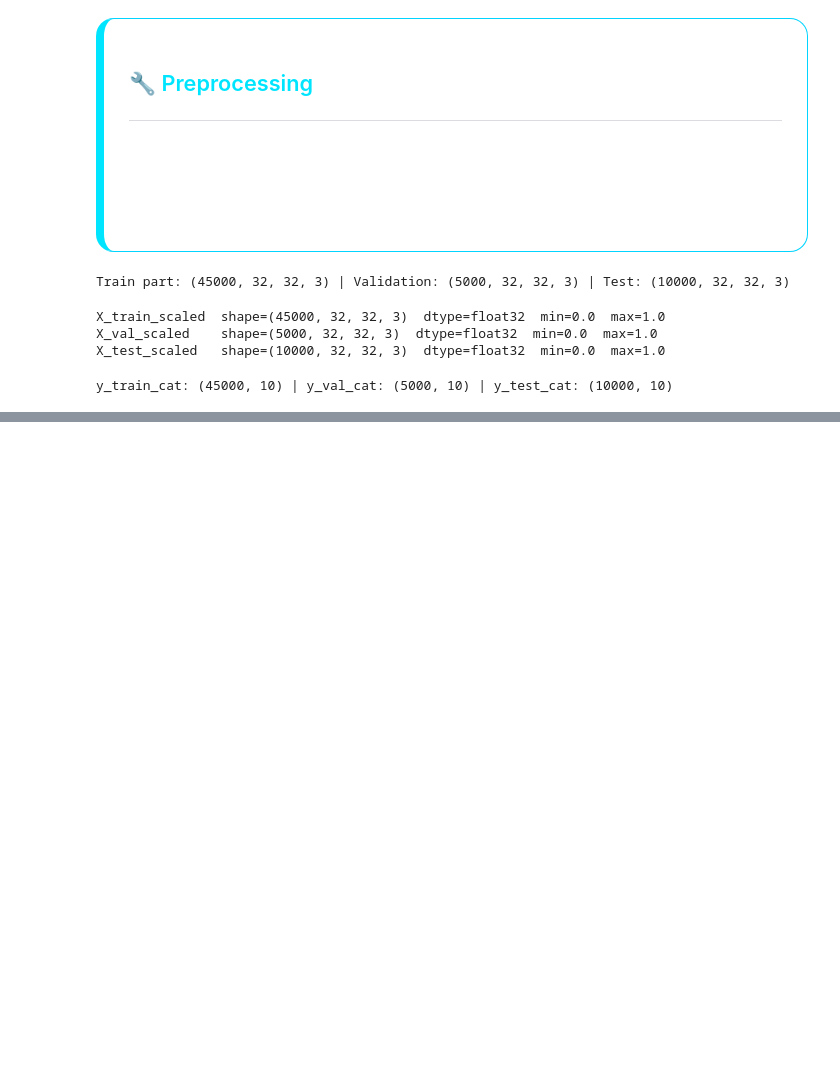
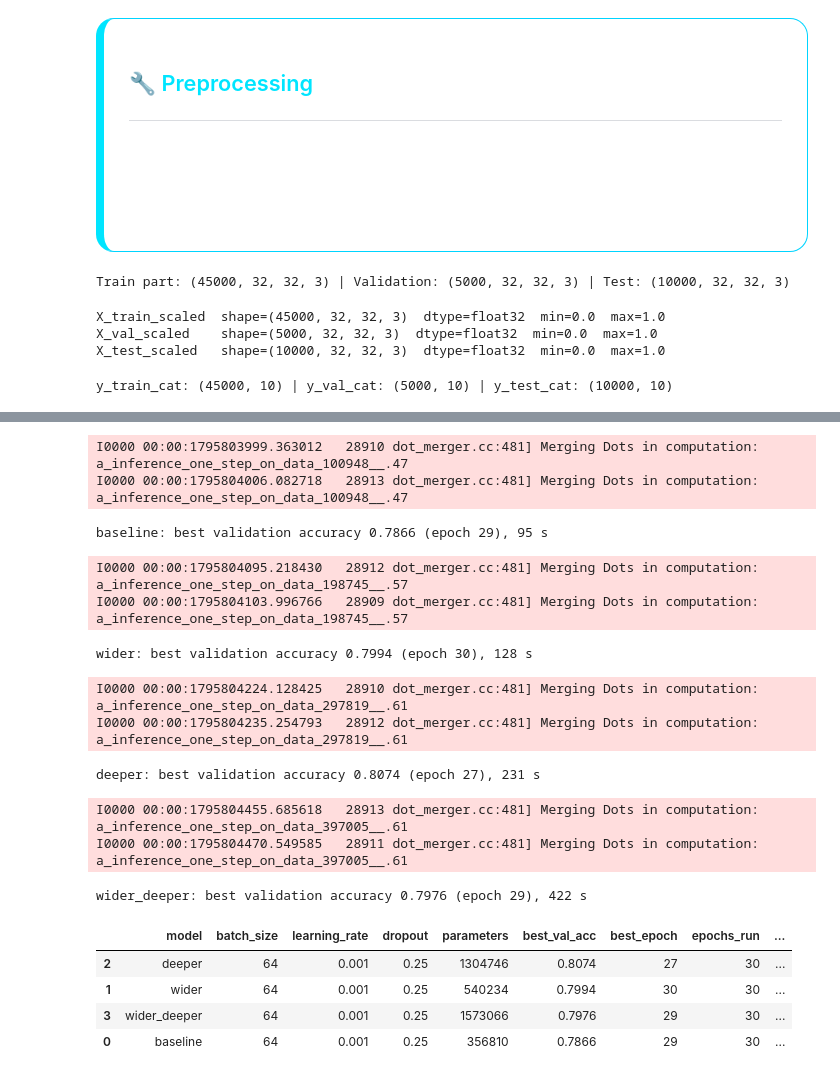
Before and after one commit to isapour0/CIFAR10-mlp-cnn, a Jupyter notebook: notebooks/CIFAR10-cnn.ipynb, the cells around one changed output, grey strips where cells are left out. Saved outputs shown, nothing was run; the diff lists cells and outputs as text; code cells hidden in the pictures; blank space fills up the shorter version.

Commit message:
feat: add hyperparameters tuning

```diff
--- a/notebooks/CIFAR10-cnn.ipynb
+++ b/notebooks/CIFAR10-cnn.ipynb
@@ -375,0 +421,26 @@ print (f'test accuracy: {test_accuracy:.4f}')
+# %%
+def build_cnn(filters, convs_per_block, dropout, learning_rate, dense_units=(128,)):
+    """Builds a CNN. dropout=0.0 means no Dropout layers at all."""
+    model = Sequential()
+    model.add(tf.keras.Input(shape=(32, 32, 3)))
+
+    for number_of_filters in filters:
+        for _ in range(convs_per_block):
+            model.add(Conv2D(number_of_filters, (3, 3), padding="same", activation="relu"))
+        model.add(MaxPooling2D((2, 2)))
+        if dropout > 0:
+            model.add(Dropout(dropout))
+
+    model.add(Flatten())
+    for units in dense_units:                       # one Dense layer for each number in the list
+        model.add(Dense(units, activation="relu"))
+        if dropout > 0:
+            model.add(Dropout(dropout))
+    model.add(Dense(10, activation="softmax"))
+
+    model.compile(
+        optimizer=Adam(learning_rate=learning_rate),
+        loss="categorical_crossentropy",
+        metrics=["accuracy"],
+    )
+    return model
@@ -375,0 +502,36 @@ print (f'test accuracy: {test_accuracy:.4f}')
+# %%
+architectures = [
+    # name,          filters,          convs per block
+
+    ('baseline',     [32, 64, 128],        1),
+    ("wider",        [64, 64, 128, 256],   1),
+    ("deeper",       [32, 64, 128, 256],   2),
+    ("wider_deeper", [64, 128, 128, 256],  2),
+]
+
+results = []
+for name, filters, convs in architectures:
+    row = train_and_score(name, filters, convs, 0.25, 0.001, 64)   # dropout: 0.25, lr: 0.001, batch: 64
+    results.append(row)
+
+results_df = pd.DataFrame(results).sort_values("best_val_acc", ascending=False)
+results_df.to_csv("../reports/tuning_1_architecture.csv", index=False)
+results_df
+# %% [output]
+I0000 00:00:1795803999.363012   28910 dot_merger.cc:481] Merging Dots in computation: a_inference_one_step_on_data_100948__.47
+I0000 00:00:1795804006.082718   28913 dot_merger.cc:481] Merging Dots in computation: a_inference_one_step_on_data_100948__.47
+baseline: best validation accuracy 0.7866 (epoch 29), 95 s
+I0000 00:00:1795804095.218430   28912 dot_merger.cc:481] Merging Dots in computation: a_inference_one_step_on_data_198745__.57
+I0000 00:00:1795804103.996766   28909 dot_merger.cc:481] Merging Dots in computation: a_inference_one_step_on_data_198745__.57
+wider: best validation accuracy 0.7994 (epoch 30), 128 s
+I0000 00:00:1795804224.128425   28910 dot_merger.cc:481] Merging Dots in computation: a_inference_one_step_on_data_297819__.61
+I0000 00:00:1795804235.254793   28912 dot_merger.cc:481] Merging Dots in computation: a_inference_one_step_on_data_297819__.61
+deeper: best validation accuracy 0.8074 (epoch 27), 231 s
+I0000 00:00:1795804455.685618   28913 dot_merger.cc:481] Merging Dots in computation: a_inference_one_step_on_data_397005__.61
+I0000 00:00:1795804470.549585   28911 dot_merger.cc:481] Merging Dots in computation: a_inference_one_step_on_data_397005__.61
+wider_deeper: best validation accuracy 0.7976 (epoch 29), 422 s
+|  | model | batch_size | learning_rate | dropout | parameters | best_val_acc | best_epoch | epochs_run | ... |
+| 2 | deeper | 64 | 0.001 | 0.25 | 1304746 | 0.8074 | 27 | 30 | ... |
+| 1 | wider | 64 | 0.001 | 0.25 | 540234 | 0.7994 | 30 | 30 | ... |
+| 3 | wider_deeper | 64 | 0.001 | 0.25 | 1573066 | 0.7976 | 29 | 30 | ... |
+| 0 | baseline | 64 | 0.001 | 0.25 | 356810 | 0.7866 | 29 | 30 | ... |
```
Also changed, not shown: parts of 13 cells of this notebook, 8 other files.
